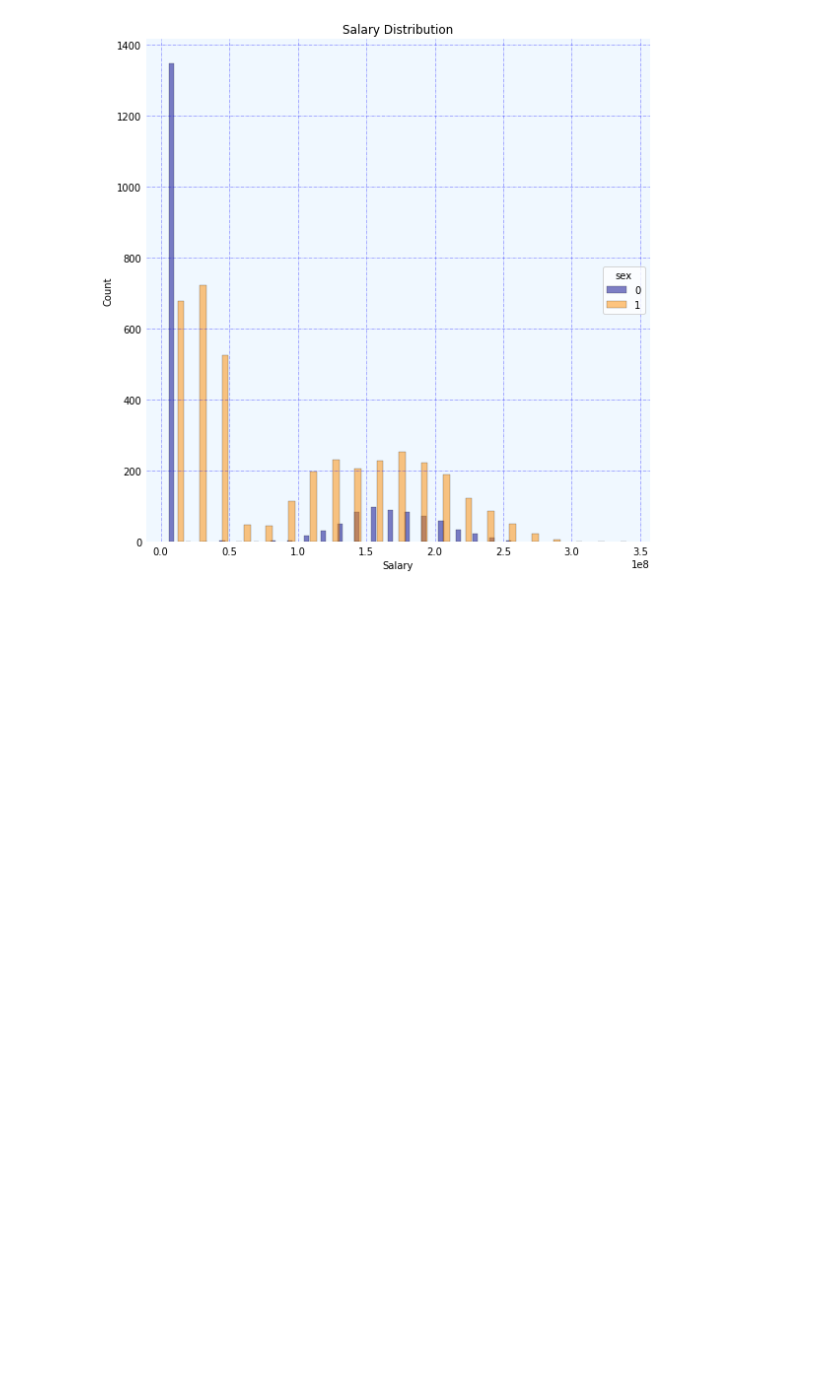
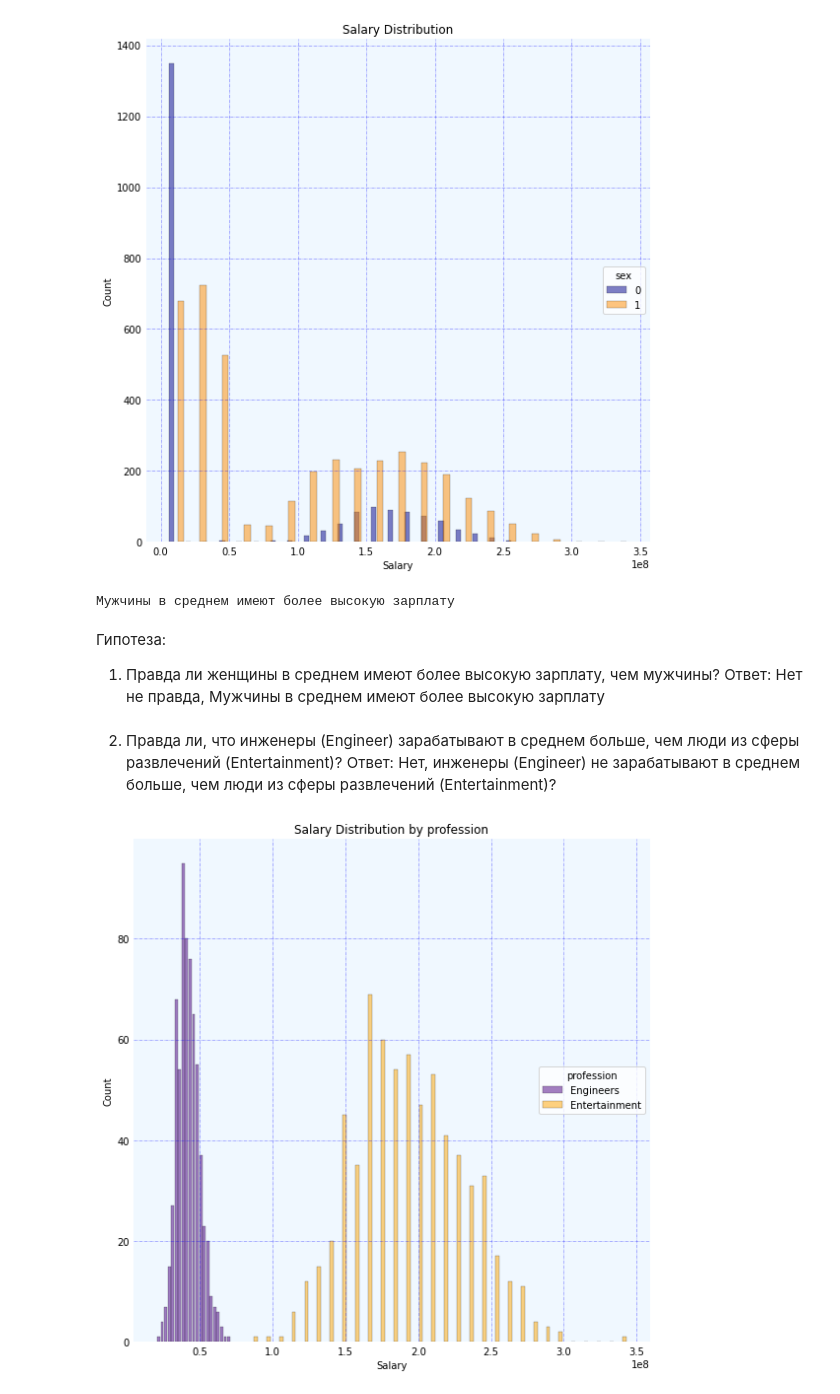
Before and after one commit to RedsquareM/dataanalysisHW, a Jupyter notebook: hw3.ipynb, the cells around one changed output. Saved outputs shown, nothing was run; the diff lists cells and outputs as text; code cells hidden in the pictures; blank space fills up the shorter version.

```diff
--- a/hw3.ipynb
+++ b/hw3.ipynb
@@ -132,3 +132,63 @@ legend.set_title("sex")
 plt.show()
 # %% [output]
 [figure]
+# %%
+# Проверем гипотезу
+# Из данных: sex - Пол (0 - женщина, 1 - мужчина)
+
+if B['salary'].mean() > A['salary'].mean():
+    print('Мужчины в среднем имеют более высокую зарплату')
+else:
+    print('Женщины в среднем имеют более высокую зарплату')
+# %% [output]
+Мужчины в среднем имеют более высокую зарплату
+# %% [markdown]
+Гипотеза:
+1. Правда ли женщины в среднем имеют более высокую зарплату, чем мужчины?
+   Ответ: Нет не правда, Мужчины в среднем имеют более высокую зарплату
+# %% [markdown]
+2. Правда ли, что инженеры (Engineer) зарабатывают в среднем больше, чем люди из сферы развлечений (Entertainment)?
+   Ответ: Нет, инженеры (Engineer) не зарабатывают в среднем больше, чем люди из сферы развлечений (Entertainment)?
+# %%
+Engineers = df.loc[df['profession'] == 'Engineer']
+Entainer = df.loc[df['profession'] == 'Entertainment']
+
+fig, axs = plt.subplots(figsize=(8, 8), tight_layout=True)
+for s in ['top', 'bottom', 'left', 'right']:
+    axs.spines[s].set_visible(False)
+
+# Remove x, y ticks
+axs.xaxis.set_ticks_position('none')
+axs.yaxis.set_ticks_position('none')
+
+# Add padding between axes and labels
+axs.xaxis.set_tick_params(pad = 1)
+axs.yaxis.set_tick_params(pad = 1)
+
+# Add x, y gridlines
+axs.grid(visible = True, color ='blue',
+        linestyle ='-.', linewidth = 0.5,
+        alpha = 0.6)
+
+axs.set_facecolor('aliceblue')
+
+
+#add three histograms to one plot
+plt.hist(Engineers['salary'], alpha=0.5, label='Engineers', color="indigo", histtype='barstacked', bins=21, edgecolor="black", linewidth=0.4, rwidth=0.8)
+plt.hist(Entainer['salary'], alpha=0.5, label='Entertainment', color="orange", histtype='barstacked', bins=30, edgecolor="black", linewidth=0.4, rwidth=0.3)
+
+
+
+#add plot title and axis labels
+plt.title('Salary Distribution by profession')
+plt.xlabel('Salary')
+plt.ylabel('Count')
+
+legend = plt.legend(loc = "center right")
+legend.set_title("profession")
+
+#plt.legend()
+#display plot
+plt.show()
+# %% [output]
+[figure, added]
```
Also changed, not shown: parts of 19 cells of this notebook.
